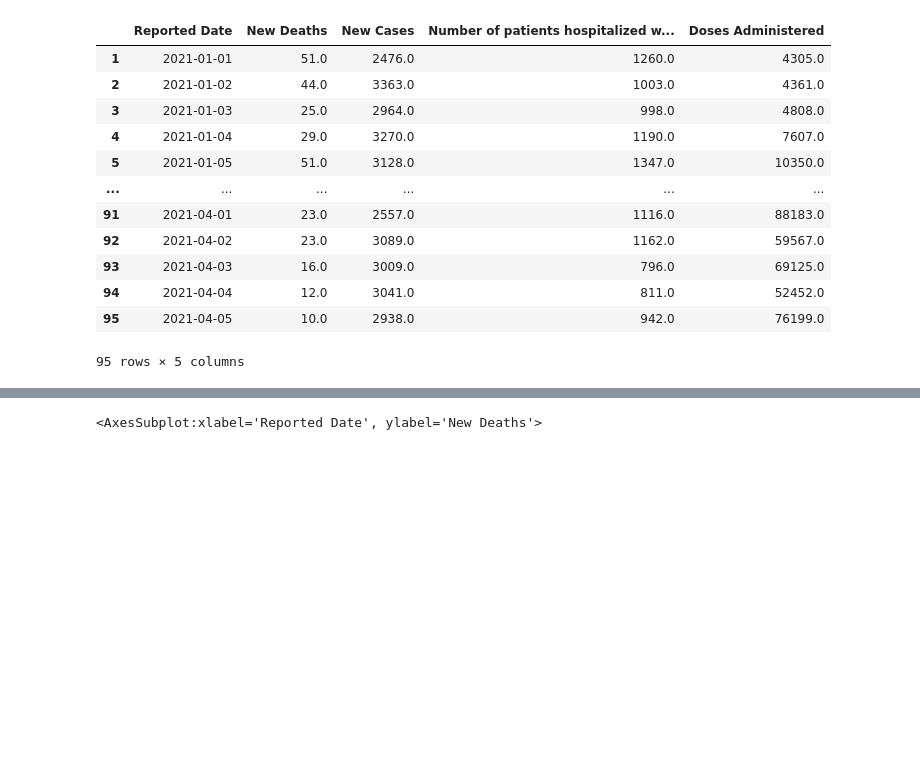
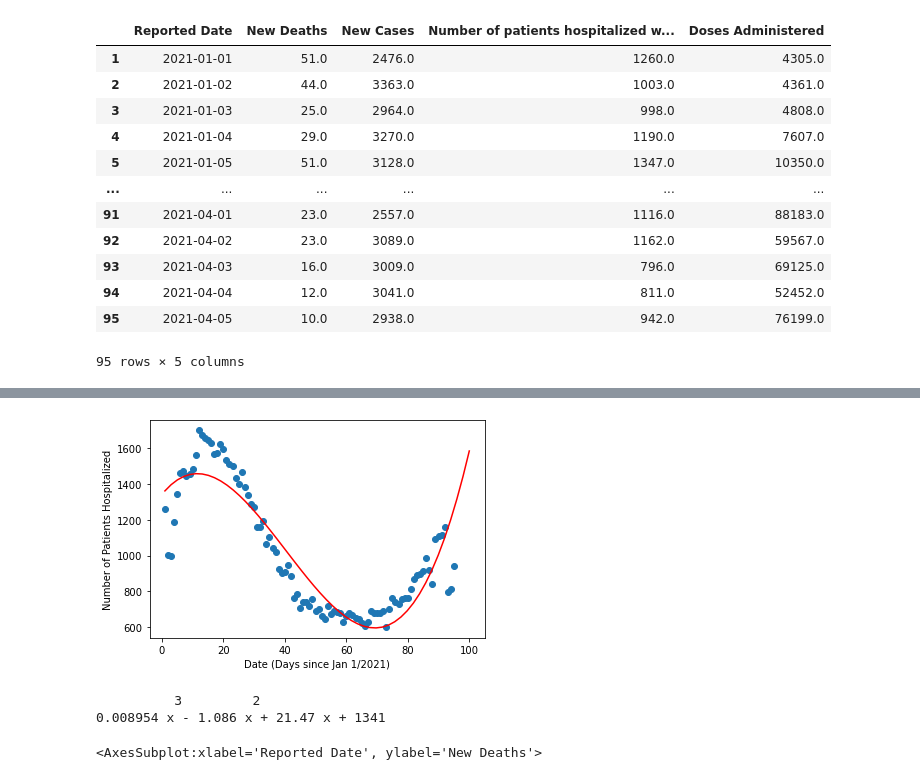
Before and after one commit to SVD6/SYSC-4906-Project, a Jupyter notebook: notebooks/covid-analysis.ipynb, the cells around one changed output, grey strips where cells are left out. Cells and saved outputs as stored; diff of their text form; code cells hidden in the pictures; blank space fills up the shorter version.

```diff
--- a/notebooks/covid-analysis.ipynb
+++ b/notebooks/covid-analysis.ipynb
@@ -153,3 +160,20 @@ print(model)
+# %%
+# Date vs Number of Patients Hospitalized
+#polynomial fit with degree = 3
+model = np.poly1d(np.polyfit(x_dates, y_hospitalizations, 3))
+
+#add fitted polynomial line to scatterplot
+polyline = np.linspace(1, 100, 50)
+plt.scatter(x_dates, y_hospitalizations)
+plt.xlabel("Date (Days since Jan 1/2021)")
+plt.ylabel("Number of Patients Hospitalized")
+plt.plot(polyline, model(polyline), "r")
+plt.show()
+print(model)
+# %% [output]
+[figure, added]
+          3         2
+0.008954 x - 1.086 x + 21.47 x + 1341
 # %%
 new_deaths_df = merged_df[['Reported Date', 'New Deaths']]
 
```
Also changed, not shown: parts of 7 cells of this notebook.
